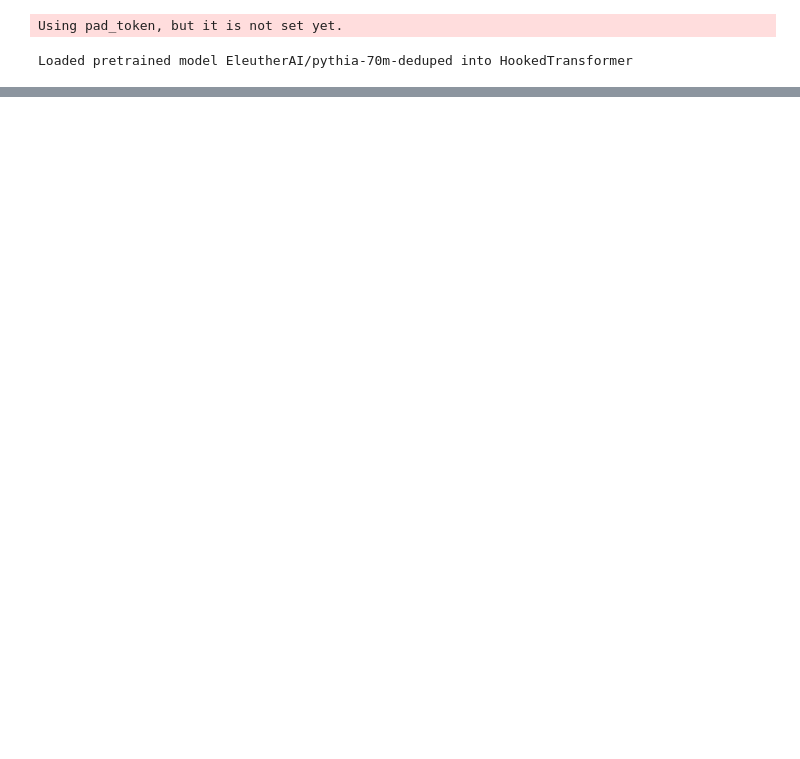
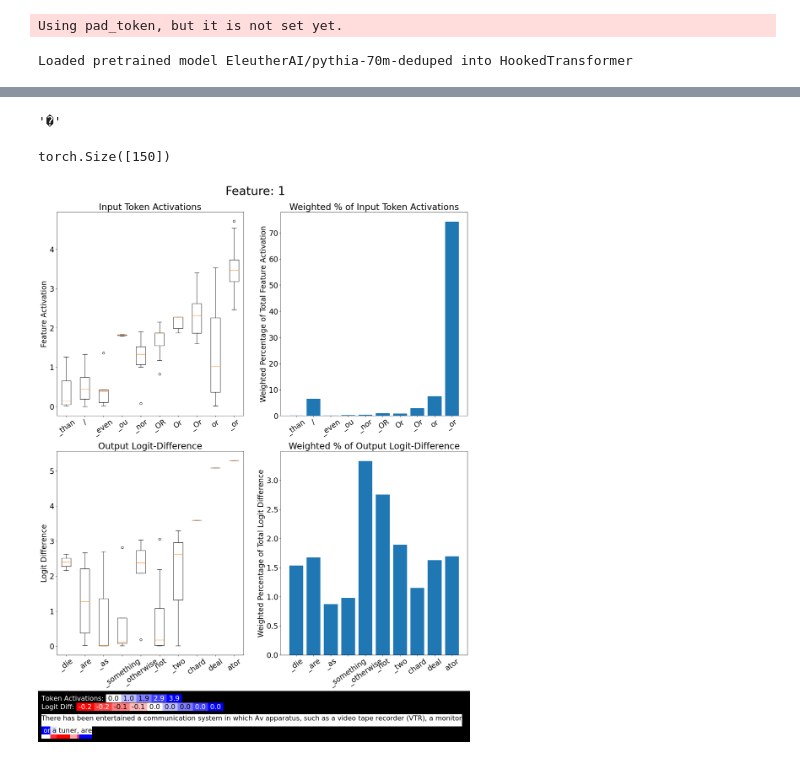
Before and after one commit to migerovitch/sparse_coding, a Jupyter notebook: feature_display_code.ipynb, the cells around one changed output, grey strips where cells are left out. Cells and saved outputs as stored; diff of their text form; code cells hidden in the pictures; blank space fills up the shorter version.

```diff
--- a/feature_display_code.ipynb
+++ b/feature_display_code.ipynb
@@ -82,0 +138,4 @@ Done
+# %%
+tokenizer.decode([99])
+# %% [output]
+'�'
@@ -83,3 +210,72 @@ Done
+# %%
+logit_diffs.shape
+# %% [output]
+torch.Size([150])
+# %%
+from PIL import Image, ImageDraw
+import os
+
+def combine_images(feature, save_path = "features/", setting="both"):
+    if(setting =="input_only"):
+        img1 = Image.open(f"features/feature_{feature}_input_combined.png")
+        img3 = Image.open(f"features/uniform_{feature}.png")
+            # Resize images if you need to
+        image_scalar = original_width/img1.width
+        img1 = img1.resize((int(img1.width*image_scalar), int(img1.height*image_scalar)))
+
+        # Determine dimensions for the new concatenated image
+        new_width = max(img1.width, img3.width)
+        new_height = img1.height + img3.height
+
+        # Create a new image with a white background
+        new_img = Image.new("RGB", (new_width, new_height), "white")
+
+        # Paste the images
+        new_img.paste(img1, (0, 0))
+        new_img.paste(img3, (0, img1.height))
+
+        # Save or display the new image
+        new_img.save(f"{save_path}{setting}_concatenated_image.png")
+        # Now delete the old images
+        os.remove(f"{save_path}feature_{feature}_input_combined.png")
+        os.remove(f"{save_path}uniform_{feature}.png")
+    else: # Both
+        # Load the images
+        # feature = 1
+        img1 = Image.open(f"features/feature_{feature}_input_combined.png")
+        img2 = Image.open(f"features/feature_{feature}_logit_diff_combined.png")
+        img3 = Image.open(f"features/uniform_{feature}.png")
+
+        original_width = img3.width
+
+        # Resize images if you need to
+        image_scalar = original_width/img1.width
+        img1 = img1.resize((int(img1.width*image_scalar), int(img1.height*image_scalar)))
+        img2 = img2.resize((int(img2.width*image_scalar), int(img2.height*image_scalar)))
+
+        # Determine dimensions for the new concatenated image
+        new_width = max(img1.width, img3.width)
+        new_height = img1.height + img2.height + img3.height
+
+        # Create a new image with a white background
+        new_img = Image.new("RGB", (new_width, new_height), "white")
+
+        # Paste the images
+        new_img.paste(img1, (0, 0))
+        new_img.paste(img2, (0, img1.height))
+        new_img.paste(img3, (0, img1.height + img2.height))
+        # draw = ImageDraw.Draw(new_img)
+
+        # Save or display the new image
+        # Now delete the old images
+        os.remove(f"{save_path}feature_{feature}_input_combined.png")
+        os.remove(f"{save_path}feature_{feature}_logit_diff_combined.png")
+        os.remove(f"{save_path}uniform_{feature}.png")
+    new_img.save(f"{save_path}{setting}_concatenated_image.png")
+    return new_img.show()
+combine_images(feature, setting=input_setting)
+# %% [output]
+[figure, added]
 # %%
 def make_colorbar(min_value, max_value, white = 255, red_blue_ness = 250, positive_threshold = 0.01, negative_threshold = 0.01):
     # Add color bar
```
Also changed, not shown: parts of 10 cells of this notebook, 1 other file.
